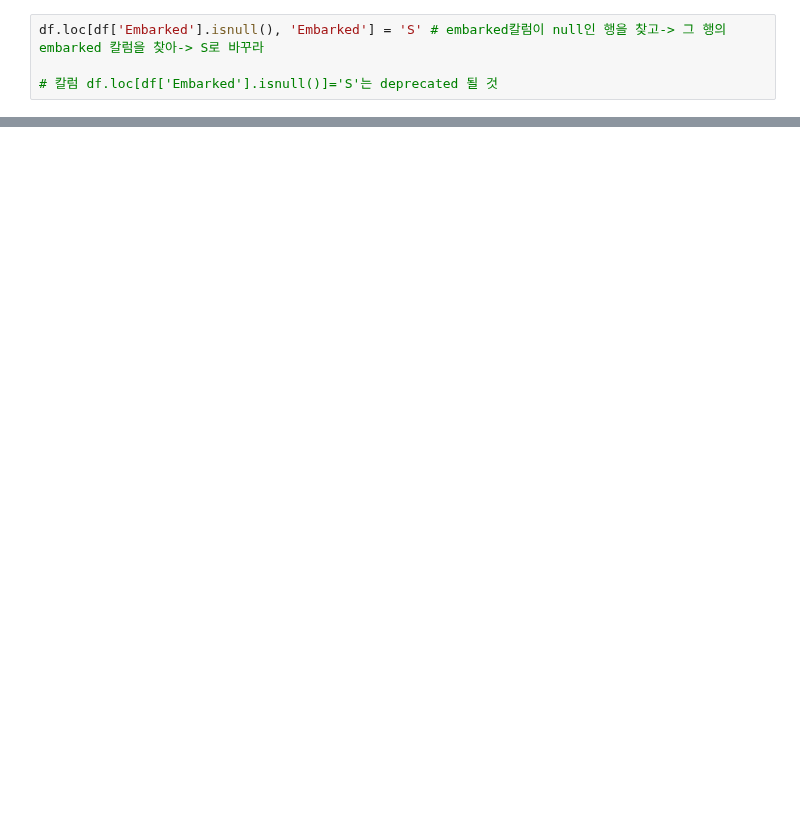
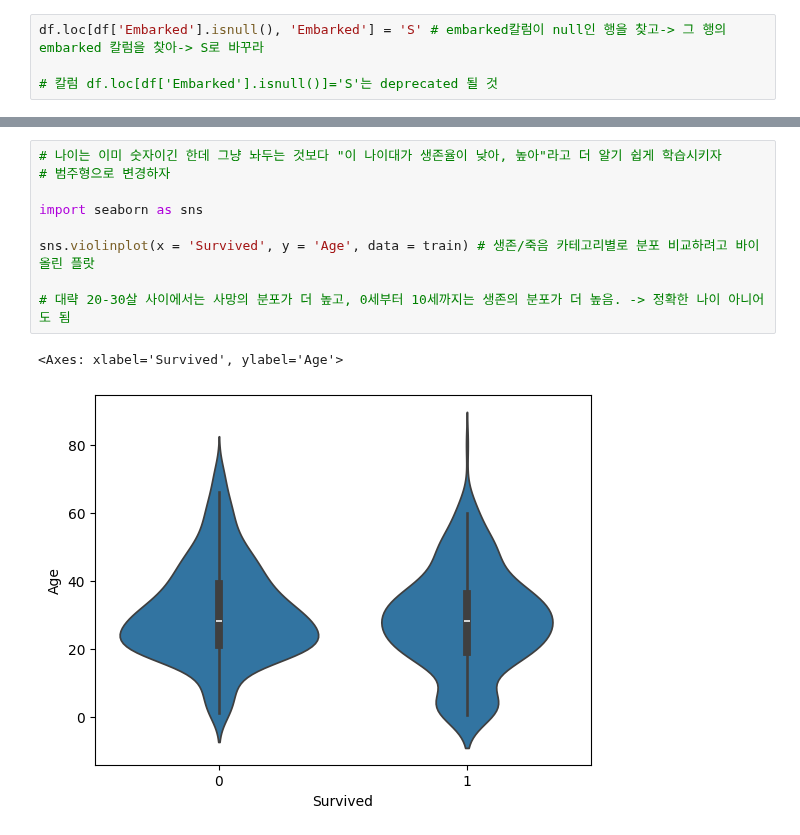
Before and after one commit to miji-lee-kr/titanic_practice, a Jupyter notebook: titanic.ipynb, the cells around one changed output, grey strips where cells are left out. Drawn from its saved outputs; the diff is of its cells as text; blank space fills up the shorter version.

```diff
--- a/titanic.ipynb
+++ b/titanic.ipynb
@@ -380,0 +481,12 @@ df.head()
+# %%
+# 나이는 이미 숫자이긴 한데 그냥 놔두는 것보다 "이 나이대가 생존율이 낮아, 높아"라고 더 알기 쉽게 학습시키자
+# 범주형으로 변경하자
+
+import seaborn as sns
+
+sns.violinplot(x = 'Survived', y = 'Age', data = train) # 생존/죽음 카테고리별로 분포 비교하려고 바이올린 플랏
+
+# 대략 20-30살 사이에서는 사망의 분포가 더 높고, 0세부터 10세까지는 생존의 분포가 더 높음. -> 정확한 나이 아니어도 됨
+# %% [output]
+<Axes: xlabel='Survived', ylabel='Age'>
+[figure, added]
```
Also changed, not shown: parts of 9 cells of this notebook, 1 other file.
